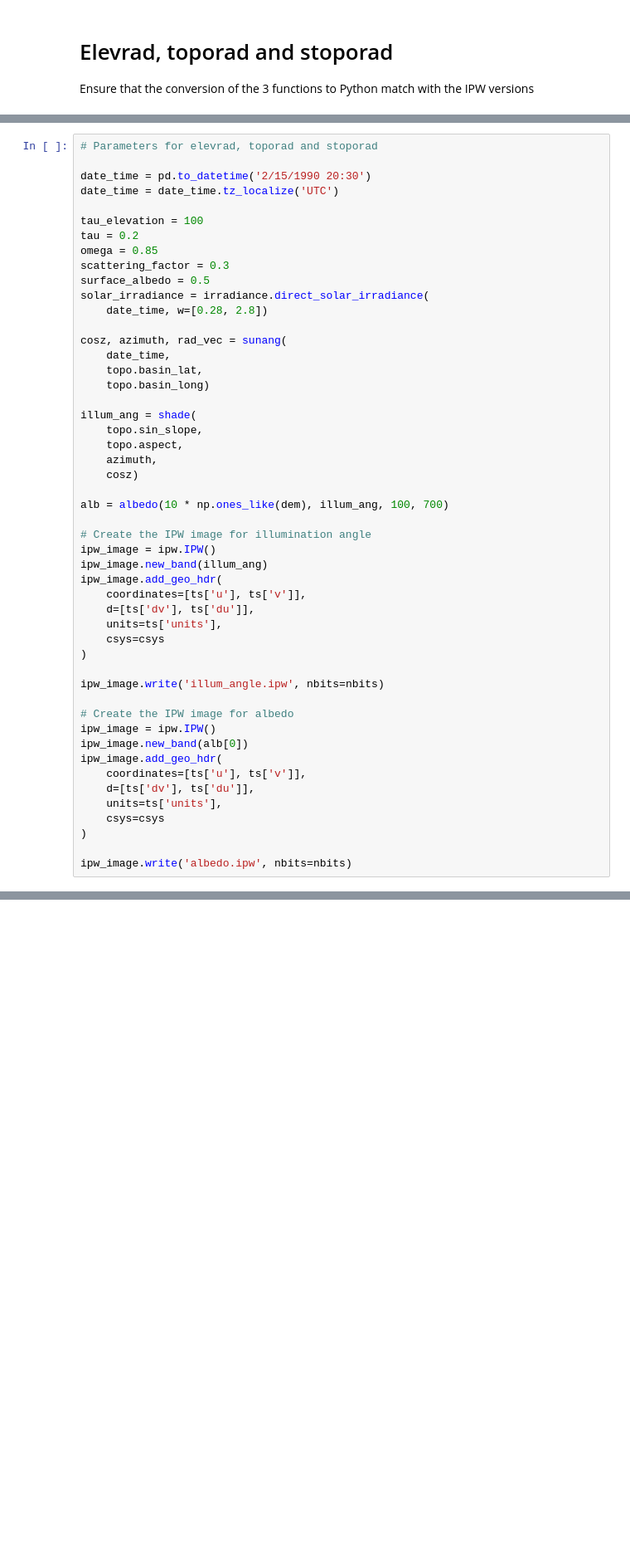
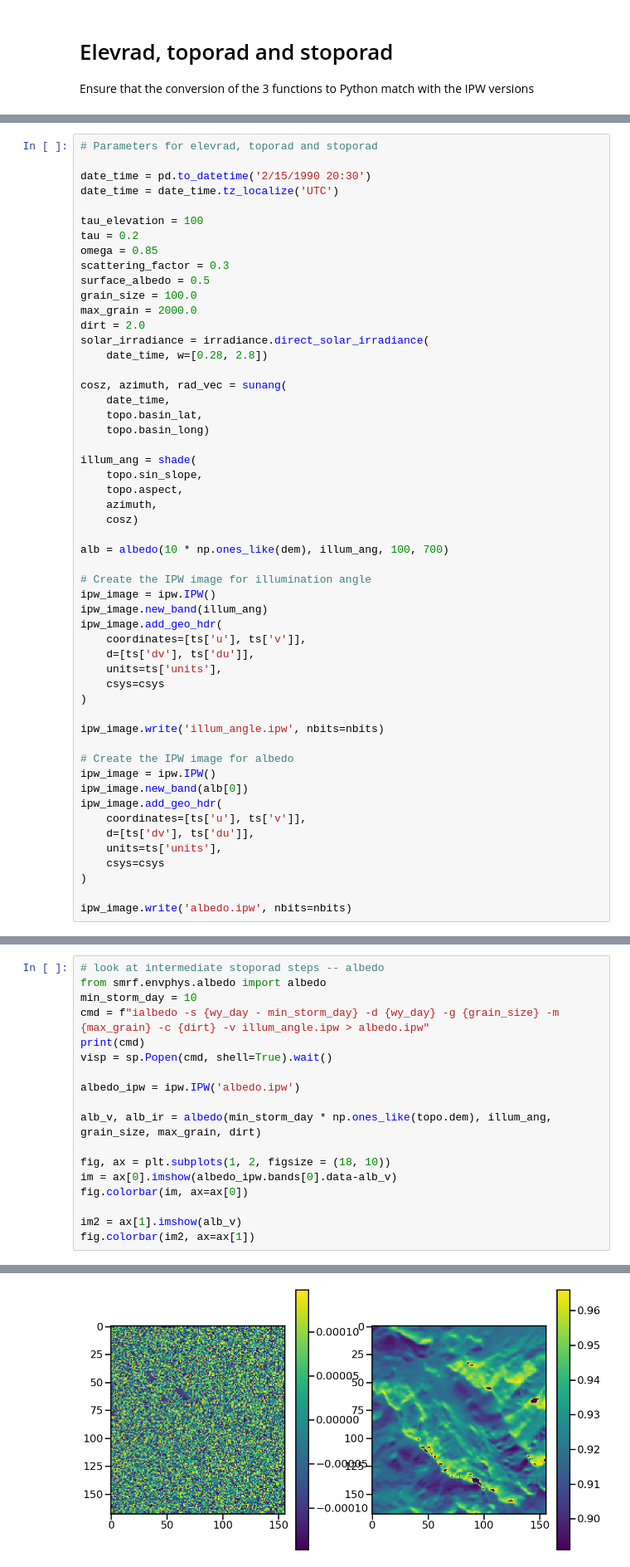
Before and after one commit to USDA-ARS-NWRC/smrf, a Jupyter notebook: notebooks/toporad_comparison.ipynb, the cells around one changed output, grey strips where cells are left out. Shown at 83% size. Cells and saved outputs as stored; diff of their text form; blank space fills up the shorter version.

```diff
--- a/notebooks/toporad_comparison.ipynb
+++ b/notebooks/toporad_comparison.ipynb
@@ -85,6 +89,9 @@ tau = 0.2
 omega = 0.85
 scattering_factor = 0.3
 surface_albedo = 0.5
+grain_size = 100.0
+max_grain = 2000.0
+dirt = 2.0
 solar_irradiance = irradiance.direct_solar_irradiance(
     date_time, w=[0.28, 2.8])
 
@@ -256,0 +366,19 @@ for a in ax.flatten():
+# %%
+# look at intermediate stoporad steps -- albedo
+from smrf.envphys.albedo import albedo
+min_storm_day = 10
+cmd = f"ialbedo -s {wy_day - min_storm_day} -d {wy_day} -g {grain_size} -m {max_grain} -c {dirt} -v illum_angle.ipw > albedo.ipw"
+print(cmd)
+visp = sp.Popen(cmd, shell=True).wait()
+
+albedo_ipw = ipw.IPW('albedo.ipw')
+
+alb_v, alb_ir = albedo(min_storm_day * np.ones_like(topo.dem), illum_ang, grain_size, max_grain, dirt)
+
+fig, ax = plt.subplots(1, 2, figsize = (18, 10))
+im = ax[0].imshow(albedo_ipw.bands[0].data-alb_v)
+fig.colorbar(im, ax=ax[0])
+
+im2 = ax[1].imshow(alb_v)
+fig.colorbar(im2, ax=ax[1])
+# %% [output]
@@ -256,0 +387 @@ for a in ax.flatten():
+[figure, added]
```
Also changed, not shown: parts of 8 cells of this notebook, 3 other files.
